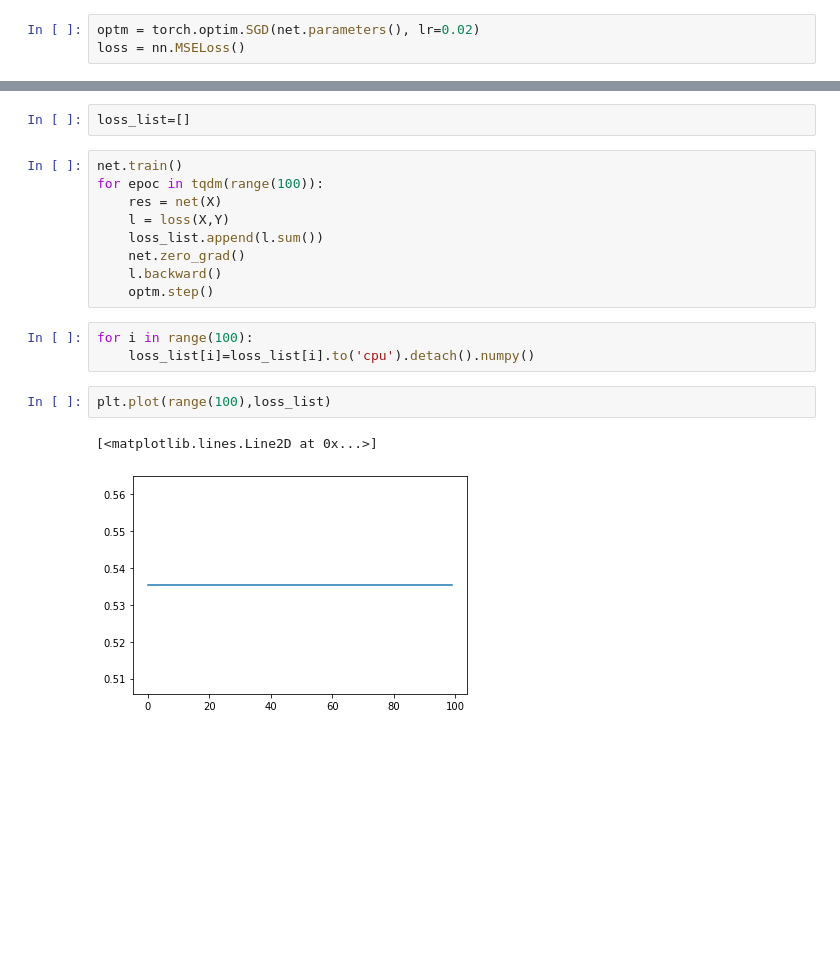
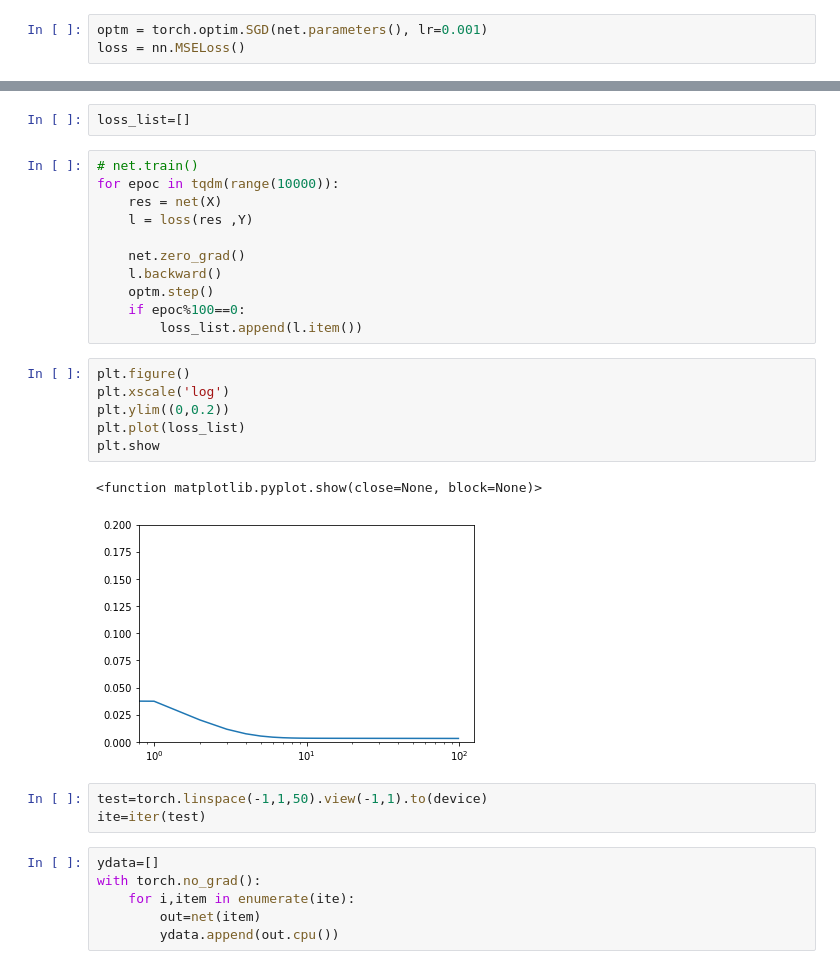
Before and after one commit to EySword/JupyterFile, a Jupyter notebook: pytorch_learn/linear by me.ipynb, the cells around one changed output, grey strips where cells are left out. Drawn from its saved outputs; the diff is of its cells as text; blank space fills up the shorter version.

```diff
--- a/pytorch_learn/linear by me.ipynb
+++ b/pytorch_learn/linear by me.ipynb
@@ -57,6 +59,6 @@ Net(
 )
 # %%
-optm = torch.optim.SGD(net.parameters(), lr=0.02)
+optm = torch.optim.SGD(net.parameters(), lr=0.001)
 loss = nn.MSELoss()
 # %%
 from tqdm import tqdm
@@ -66,19 +68,31 @@ train_loader = torch.utils.data.DataLoader(dataset=X,
 # %%
 loss_list=[]
 # %%
-net.train()
-for epoc in tqdm(range(100)):
+# net.train()
+for epoc in tqdm(range(10000)):
     res = net(X)
-    l = loss(X,Y)
-    loss_list.append(l.sum())
+    l = loss(res ,Y)
+
     net.zero_grad()
     l.backward()
     optm.step()
+    if epoc%100==0:
+        loss_list.append(l.item())
 # %%
-for i in range(100):
-    loss_list[i]=loss_list[i].to('cpu').detach().numpy()
+plt.figure()
+plt.xscale('log')
+plt.ylim((0,0.2))
+plt.plot(loss_list)
+plt.show
+# %% [output]
+<function matplotlib.pyplot.show(close=None, block=None)>
+[figure, added]
-# %%
-plt.plot(range(100),loss_list)
-# %% [output]
-[<matplotlib.lines.Line2D at 0x...>]
-[figure, removed]
+# %%
+test=torch.linspace(-1,1,50).view(-1,1).to(device)
+ite=iter(test)
+# %%
+ydata=[]
+with torch.no_grad():
+    for i,item in enumerate(ite):
+        out=net(item)
+        ydata.append(out.cpu())
```
Also changed, not shown: parts of 7 cells of this notebook, 12 other files.
